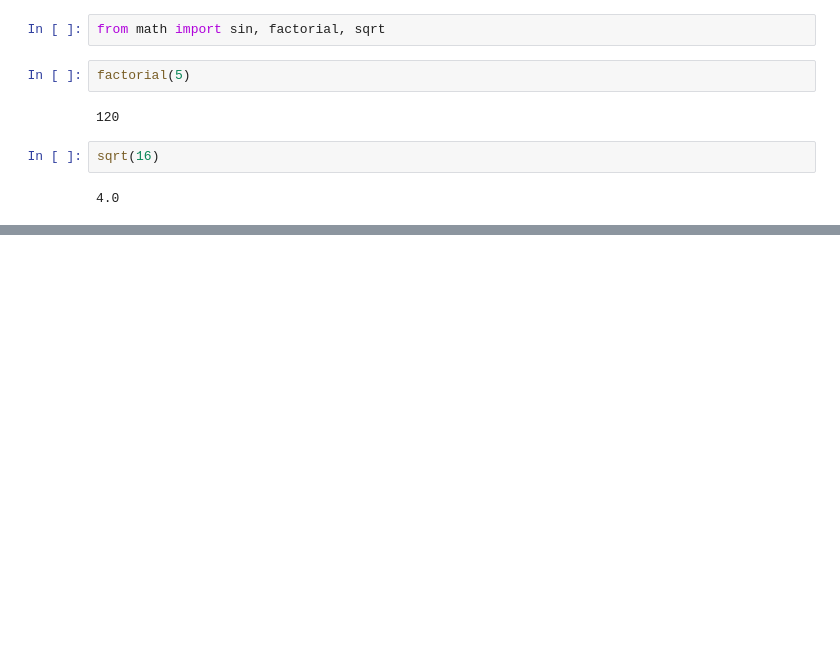
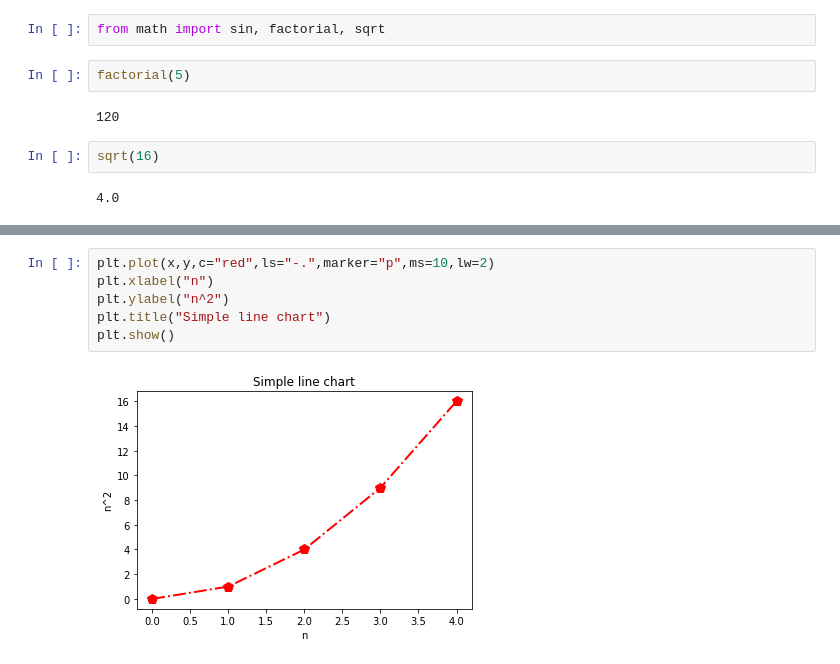
Before and after one commit to sharmasaravanan/Machine_learning, a Jupyter notebook: AI_ML-June-2021.ipynb, the cells around one changed output, grey strips where cells are left out. Saved outputs shown, nothing was run; the diff lists cells and outputs as text; blank space fills up the shorter version.

```diff
--- a/AI_ML-June-2021.ipynb
+++ b/AI_ML-June-2021.ipynb
@@ -1109,0 +1537,8 @@ maths 🧮
+# %%
+plt.plot(x,y,c="red",ls="-.",marker="p",ms=10,lw=2)
+plt.xlabel("n")
+plt.ylabel("n^2")
+plt.title("Simple line chart")
+plt.show()
+# %% [output]
+[figure, added]
```
Also changed, not shown: parts of 86 cells of this notebook.
